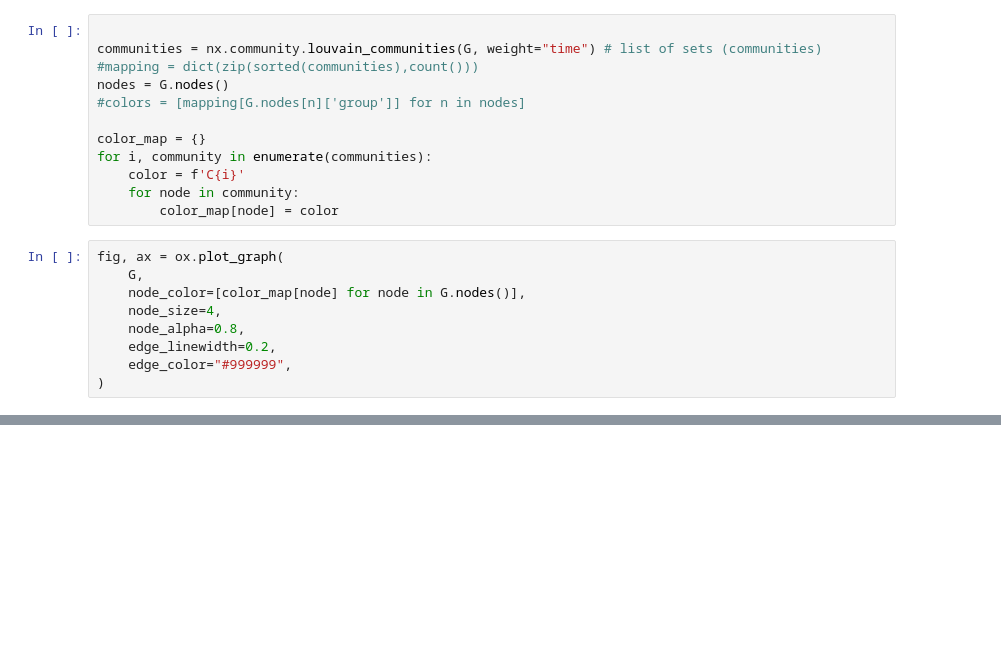
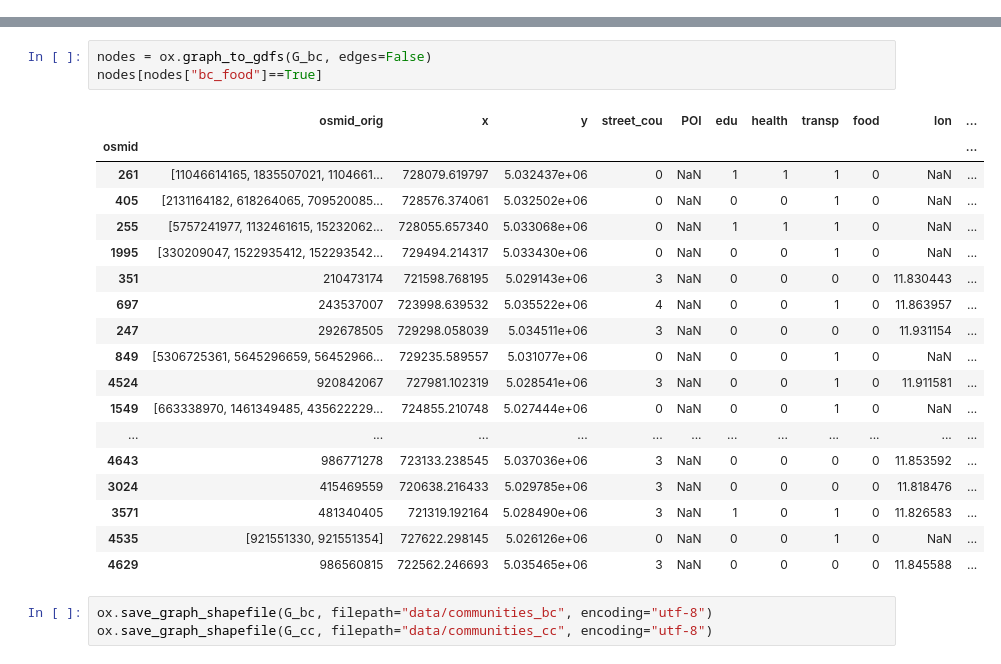
Before and after one commit to danielcharles0/LFN2324, a Jupyter notebook: Communities.ipynb, the cells around one changed output, grey strips where cells are left out. Drawn from its saved outputs; the diff is of its cells as text; blank space fills up the shorter version.

```diff
--- a/Communities.ipynb
+++ b/Communities.ipynb
@@ -58,21 +26,0 @@ fig, ax = ox.plot_graph(G)
-# %%
-
-communities = nx.community.louvain_communities(G, weight="time") # list of sets (communities)
-#mapping = dict(zip(sorted(communities),count()))
-nodes = G.nodes()
-#colors = [mapping[G.nodes[n]['group']] for n in nodes]
-
-color_map = {}
-for i, community in enumerate(communities):
-    color = f'C{i}'
-    for node in community:
-        color_map[node] = color
-# %%
-fig, ax = ox.plot_graph(
-    G,
-    node_color=[color_map[node] for node in G.nodes()],
-    node_size=4,
-    node_alpha=0.8,
-    edge_linewidth=0.2,
-    edge_color="#999999",
-)
@@ -102,0 +214,25 @@ for c in communities:
+# %%
+nodes = ox.graph_to_gdfs(G_bc, edges=False)
+nodes[nodes["bc_food"]==True]
+# %% [output]
+|  | osmid_orig | x | y | street_cou | POI | edu | health | transp | food | lon | ... |
+| osmid |  |  |  |  |  |  |  |  |  |  | ... |
+| 261 | [11046614165, 1835507021, 1104661... | 728079.619797 | 5.032437e+06 | 0 | NaN | 1 | 1 | 1 | 0 | NaN | ... |
+| 405 | [2131164182, 618264065, 709520085... | 728576.374061 | 5.032502e+06 | 0 | NaN | 0 | 0 | 1 | 0 | NaN | ... |
+| 255 | [5757241977, 1132461615, 15232062... | 728055.657340 | 5.033068e+06 | 0 | NaN | 1 | 1 | 1 | 0 | NaN | ... |
+| 1995 | [330209047, 1522935412, 152293542... | 729494.214317 | 5.033430e+06 | 0 | NaN | 0 | 0 | 1 | 0 | NaN | ... |
+| 351 | 210473174 | 721598.768195 | 5.029143e+06 | 3 | NaN | 0 | 0 | 0 | 0 | 11.830443 | ... |
+| 697 | 243537007 | 723998.639532 | 5.035522e+06 | 4 | NaN | 0 | 0 | 1 | 0 | 11.863957 | ... |
+| 247 | 292678505 | 729298.058039 | 5.034511e+06 | 3 | NaN | 0 | 0 | 0 | 0 | 11.931154 | ... |
+| 849 | [5306725361, 5645296659, 56452966... | 729235.589557 | 5.031077e+06 | 0 | NaN | 0 | 0 | 1 | 0 | NaN | ... |
+| 4524 | 920842067 | 727981.102319 | 5.028541e+06 | 3 | NaN | 0 | 0 | 1 | 0 | 11.911581 | ... |
+| 1549 | [663338970, 1461349485, 435622229... | 724855.210748 | 5.027444e+06 | 0 | NaN | 0 | 0 | 1 | 0 | NaN | ... |
+| ... | ... | ... | ... | ... | ... | ... | ... | ... | ... | ... | ... |
+| 4643 | 986771278 | 723133.238545 | 5.037036e+06 | 3 | NaN | 0 | 0 | 0 | 0 | 11.853592 | ... |
+| 3024 | 415469559 | 720638.216433 | 5.029785e+06 | 3 | NaN | 0 | 0 | 0 | 0 | 11.818476 | ... |
+| 3571 | 481340405 | 721319.192164 | 5.028490e+06 | 3 | NaN | 1 | 0 | 1 | 0 | 11.826583 | ... |
+| 4535 | [921551330, 921551354] | 727622.298145 | 5.026126e+06 | 0 | NaN | 0 | 0 | 1 | 0 | NaN | ... |
+| 4629 | 986560815 | 722562.246693 | 5.035465e+06 | 3 | NaN | 0 | 0 | 0 | 0 | 11.845588 | ... |
+# %%
+ox.save_graph_shapefile(G_bc, filepath="data/communities_bc", encoding="utf-8")
+ox.save_graph_shapefile(G_cc, filepath="data/communities_cc", encoding="utf-8")
```
Also changed, not shown: parts of 17 cells of this notebook, 37 other files.
